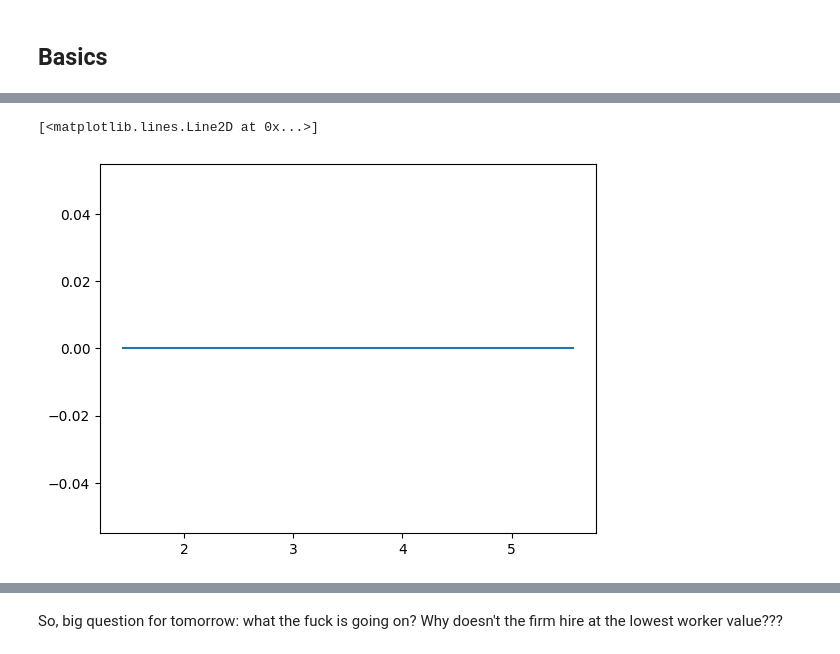
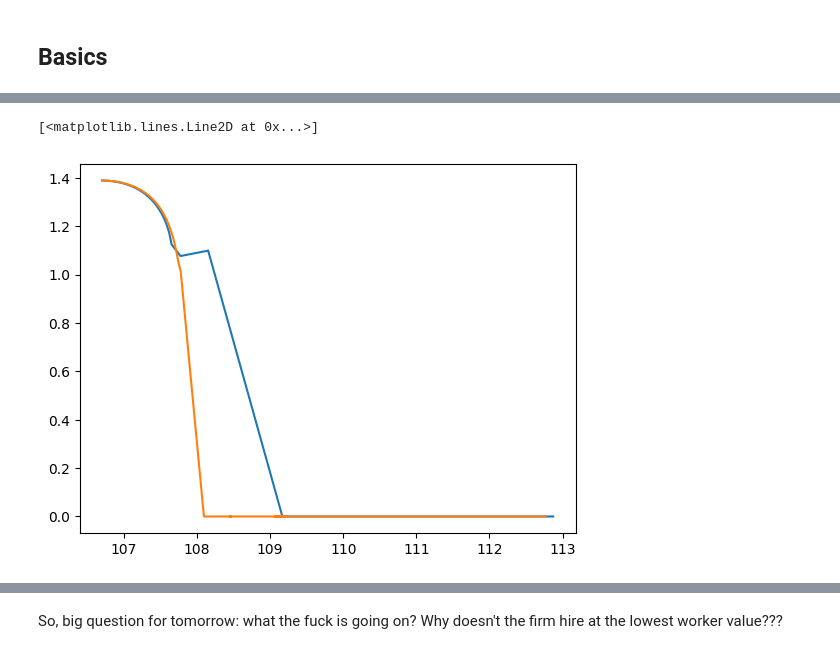
Before and after one commit to zalandru/Dynamic-Contracting-Multi-worker-Firm, a Jupyter notebook: Multiworker_wage_2steps/Initiating MWF.ipynb, the cells around one changed output, grey strips where cells are left out. Cells and saved outputs as stored; diff of their text form; code cells hidden in the pictures.

```diff
--- a/Multiworker_wage_2steps/Initiating MWF.ipynb
+++ b/Multiworker_wage_2steps/Initiating MWF.ipynb
@@ -91,0 +83,14 @@ with open('my_objects.pkl', 'wb') as file:
+# %%
+if results is None:
+    mwc_Rho_s_J = objects['mwc_Rho_s_J']
+    mwc_Rho_s_W = objects['mwc_Rho_s_W']
+else:
+    mwc_Rho_s_J = results['J']
+    mwc_Rho_s_W = results['W']
+
+(mwc_Rho_s_J,mwc_Rho_s_W,mwc_Rho_s_Rho,mwc_Rho_s_Wstar,mwc_Rho_s_sep,mwc_Rho_s_n0,mwc_Rho_s_n1)=mwc_Rho.J_sep_dir(mwc_Rho_J,mwc_Rho_W)
+
+objects['mwc_Rho_s_J'] = mwc_Rho_s_J
+objects['mwc_Rho_s_W'] = mwc_Rho_s_W
+with open('my_objects.pkl', 'wb') as file:
+    pickle.dump(objects, file)
@@ -92,15 +115,20 @@ with open('my_objects.pkl', 'wb') as file:
 # %%
-j=1
+prod = p.z_0-0
+j=0
+s=1
 #plt.plot(mwc_W[p.z_0-1,0,1,:,1],mwc_J[p.z_0-1,0,1,:])
 #plt.plot(mwc.w_grid,mwc_n0[p.z_0,0,0,:])
 #plt.plot(mwc.w_grid,mwc_W[p.z_0,0,1,:,1])
 #plt.plot(mwc_W[p.z_0,0,1,:,1],mwc_n0[p.z_0,0,1,:])
 #plt.plot(mwc_W[p.z_0-1,1,1,:,1],mwc_n0[p.z_0-1,1,1,:])
 #plt.plot(mwc_Rho_W[p.z_0,0,0,:,5,1],mwc_Rho_n0[p.z_0,0,0,:,5])
-plt.plot(mwc_Rho.w_grid,mwc_Rho_n0[p.z_0,0,1,:,0])
+plt.plot(mwc_Rho_W[prod,j,s,:,0,1],mwc_Rho_n0[prod,j,s,:,0])
+plt.plot(mwc_Rho_s_W[prod,j,s,:,0,1],mwc_Rho_s_n0[prod,j,s,:,0])
+
+
 #Something is very wrong here, for some reason, when the seniors are the "cheapest" (lowest w_grid), the firm doesn't hire???
 #Also the top part is still...kinda weird
 #Also no hiring at 1 junior, but hiring at 1 senior???
 # %% [output]
 [<matplotlib.lines.Line2D at 0x...>]
-[figure, old version]
+[figure, new version]
```
Also changed, not shown: parts of 17 cells of this notebook, 5 other files.
